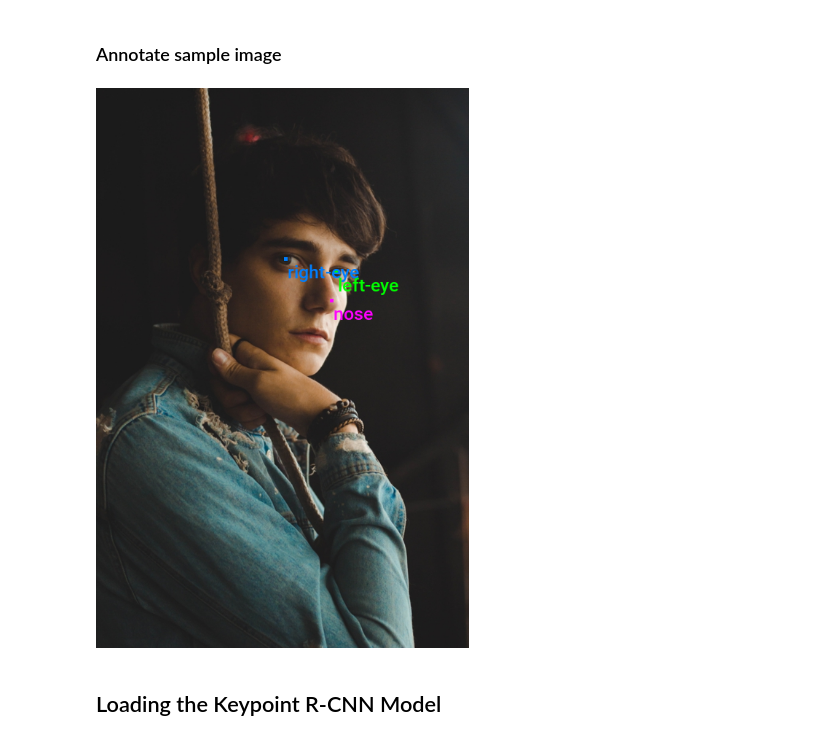
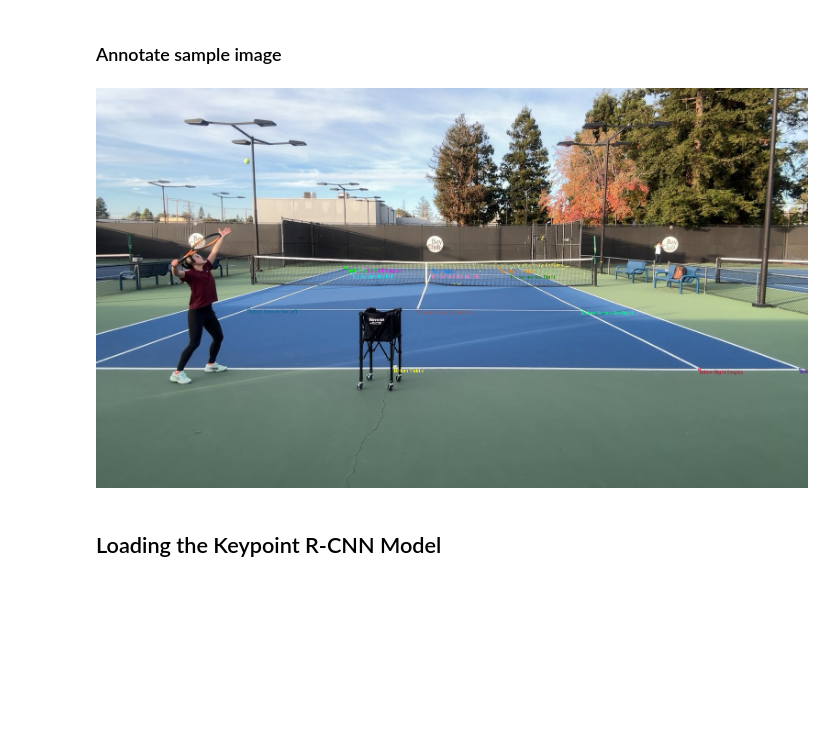
Before and after one commit to ryaposov/keypoint-rcnn-test, a Jupyter notebook: notebooks/pytorch-keypoint-r-cnn-training-labelme.ipynb, the cells around one changed output. Drawn from its saved outputs; the diff is of its cells as text; code cells hidden in the pictures; blank space fills up the shorter version.

```diff
--- a/notebooks/pytorch-keypoint-r-cnn-training-labelme.ipynb
+++ b/notebooks/pytorch-keypoint-r-cnn-training-labelme.ipynb
@@ -104,6 +104,7 @@ project_dir = Path(f"./{project_name}/")
 # Create the project directory if it does not already exist
 project_dir.mkdir(parents=True, exist_ok=True)
 
+dist_dir = Path("./Datasets/")
 # Define path to store datasets
 dataset_dir = Path("./Datasets/")
 # Create the dataset directory if it does not exist
@@ -235,7 +264,7 @@ annotation_df.head()
 # Explode the 'shapes' column in the annotation_df dataframe
 # Convert the resulting series to a dataframe
 # Apply the pandas Series function to the 'shapes' column of the dataframe
-shapes_df = annotation_df['shapes'].explode().to_frame().shapes.apply(pd.Series)
+shapes_df = annotation_df['keypoints'].explode().to_frame().keypoints.apply(pd.Series)
 
 # Get a list of unique labels in the 'annotation_df' DataFrame
 class_names = shapes_df['label'].unique().tolist()
@@ -296,27 +338,36 @@ draw_bboxes = partial(draw_bounding_boxes, fill=True, width=4, font=font_file, f
 # %%
 # Get the file ID of the first image file
 file_id = list(img_dict.keys())[0]
 
-# Open the associated image file as a RGB image
+# Open the associated image file as an RGB image
 sample_img = Image.open(img_dict[file_id]).convert('RGB')
 
-# Extract the labels and bounding box annotations for the sample image
-labels = [shape['label'] for shape in annotation_df.loc[file_id]['shapes']]
-keypoints = torch.tensor(np.array([shape['points'] for shape in annotation_df.loc[file_id]['shapes']])).reshape(-1,2)
+# Get image dimensions
+img_width, img_height = sample_img.size
+
+# Extract the labels and keypoint annotations for the sample image
+labels = [shape['label'] for shape in annotation_df.loc[file_id]['keypoints']]
+keypoints = np.array([
+    [shape['x'] * img_width / 100, shape['y'] * img_height / 100]
+    for shape in annotation_df.loc[file_id]['keypoints']
+])
+keypoints = torch.tensor(keypoints).reshape(-1, 2)
+
+# Define bounding box dimensions
 BBOX_DIM = 4
-keypoints_bboxes = torch.cat((keypoints, torch.ones(len(keypoints), 2)*BBOX_DIM), dim=1)
+keypoints_bboxes = torch.cat((keypoints, torch.ones(len(keypoints), 2) * BBOX_DIM), dim=1)
 
 # Annotate the sample image with labels and bounding boxes
-annotated_tensor = draw_bboxes(
+annotated_tensor = torchvision.utils.draw_bounding_boxes(
     image=transforms.PILToTensor()(sample_img),
-    boxes=torchvision.ops.box_convert(torch.Tensor(keypoints_bboxes), 'cxcywh', 'xyxy'),
+    boxes=torchvision.ops.box_convert(keypoints_bboxes, 'cxcywh', 'xyxy'),
     labels=labels,
-    colors=[int_colors[i] for i in [class_names.index(label) for label in labels]]
+    colors=[int_colors[class_names.index(label)] for label in labels]
 )
 
 tensor_to_pil(annotated_tensor)
 # %% [output]
-[figure, old version]
+[figure, new version]
 # %% [markdown]
 ## Loading the Keypoint R-CNN Model
 # %%
```
Also changed, not shown: parts of 20 cells of this notebook.
